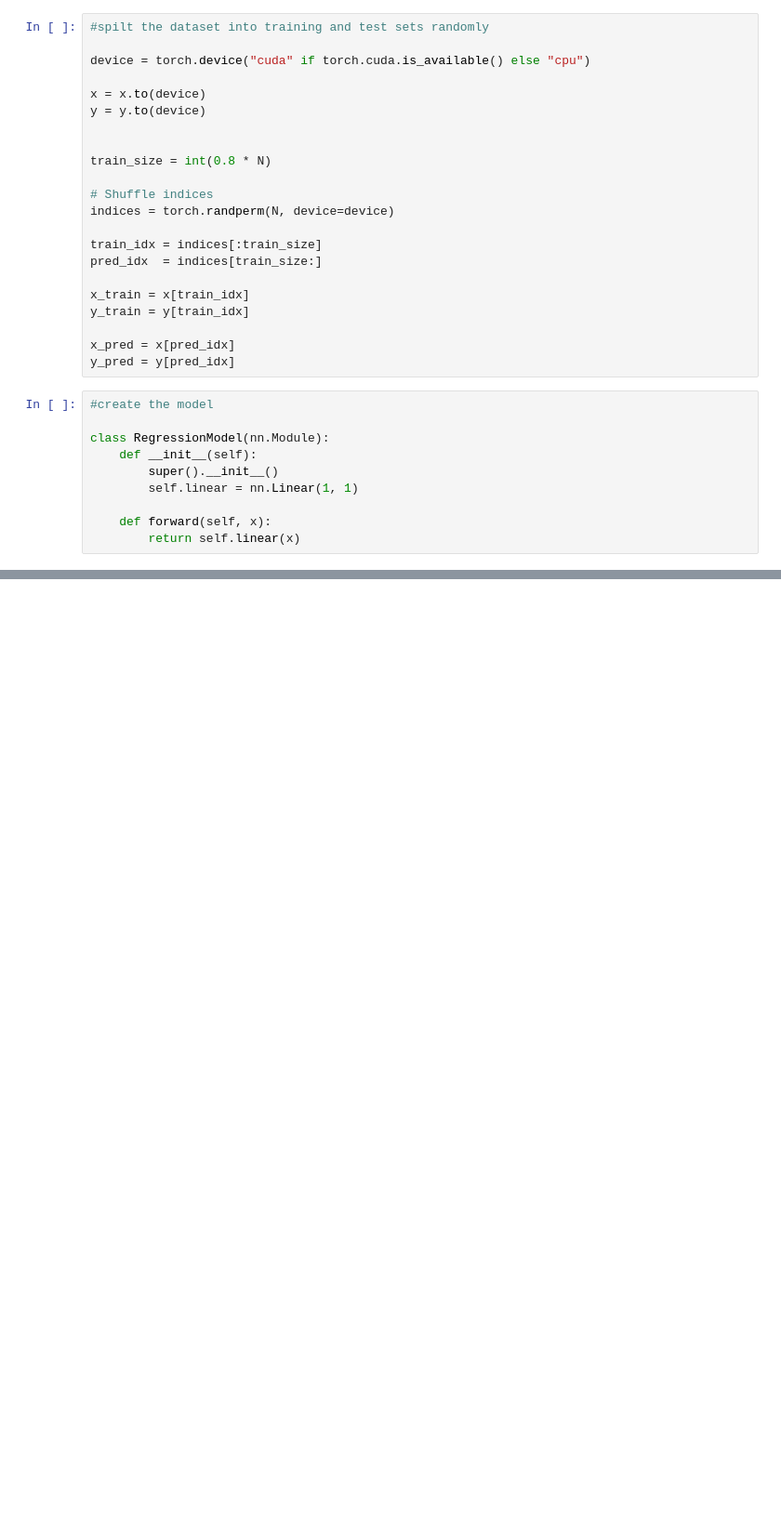
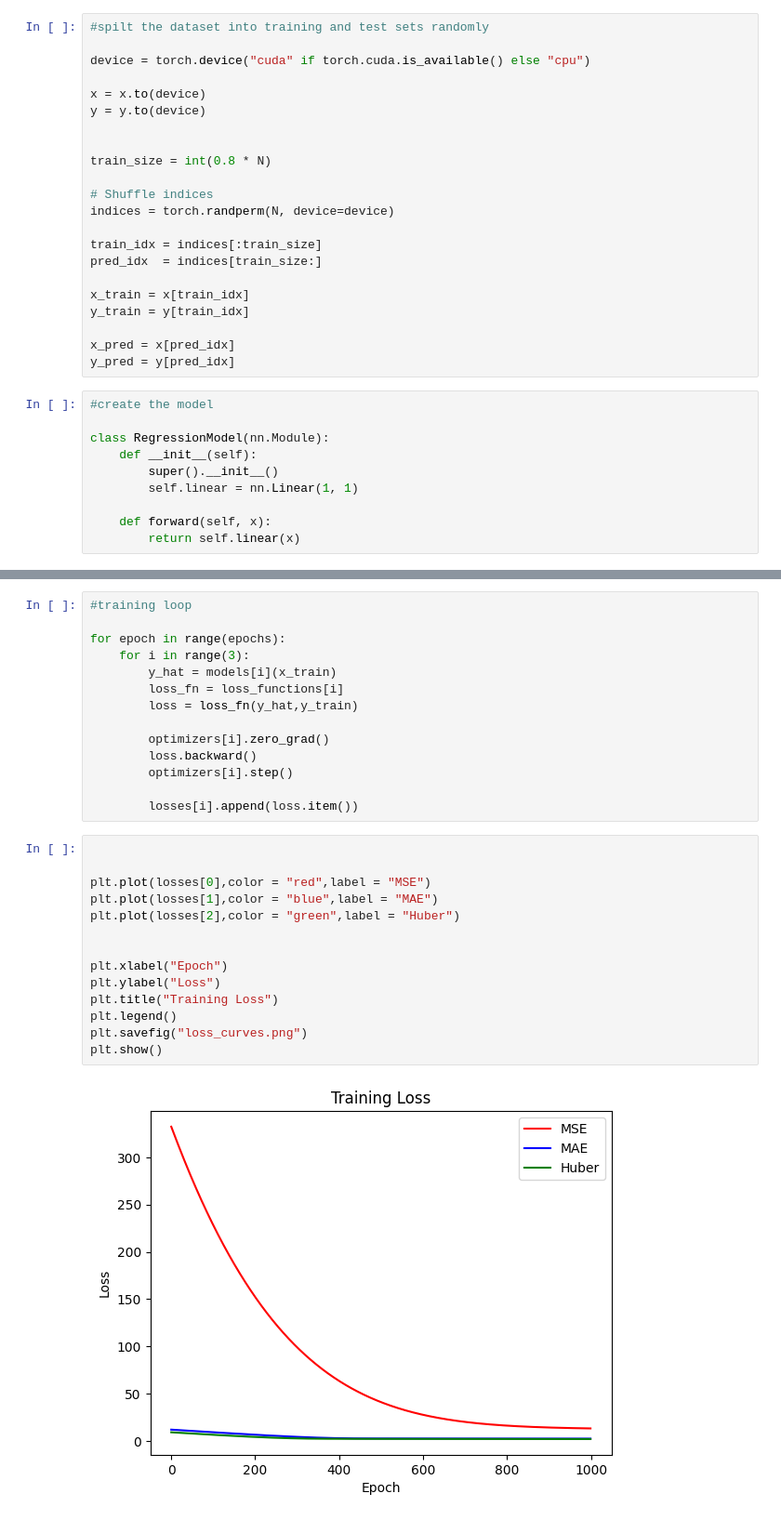
Before and after one commit to mohamed1685/comparing-huber-loss-with-MSE-and-MAE-loss-for-linear-regression, a Jupyter notebook: main.ipynb, the cells around one changed output, grey strips where cells are left out. Shown at 93% size. Saved outputs shown, nothing was run; the diff lists cells and outputs as text; blank space fills up the shorter version.

Commit message:
finished training

```diff
--- a/main.ipynb
+++ b/main.ipynb
@@ -80,0 +79,30 @@ torch.Size([20, 1])
+# %%
+#training loop
+
+for epoch in range(epochs):
+    for i in range(3):
+        y_hat = models[i](x_train)
+        loss_fn = loss_functions[i]
+        loss = loss_fn(y_hat,y_train)
+
+        optimizers[i].zero_grad()
+        loss.backward()
+        optimizers[i].step()
+
+        losses[i].append(loss.item())
+# %%
+
+
+plt.plot(losses[0],color = "red",label = "MSE")
+plt.plot(losses[1],color = "blue",label = "MAE")
+plt.plot(losses[2],color = "green",label = "Huber")
+
+
+plt.xlabel("Epoch")
+plt.ylabel("Loss")
+plt.title("Training Loss")
+plt.legend()
+plt.savefig("loss_curves.png")
+plt.show()
+# %% [output]
+[figure, added]
```
Also changed, not shown: parts of 2 cells of this notebook, 2 other files.
